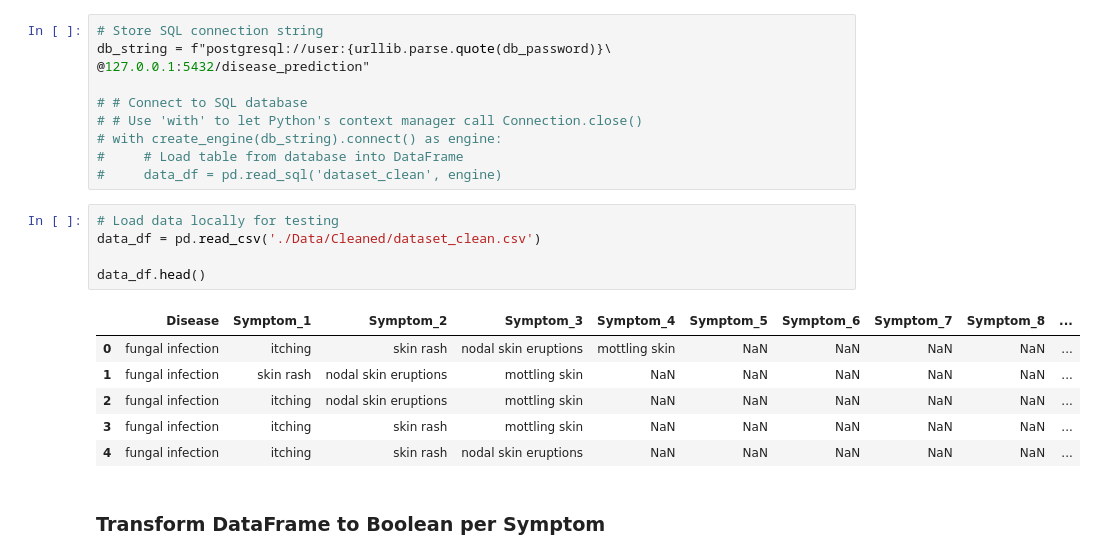
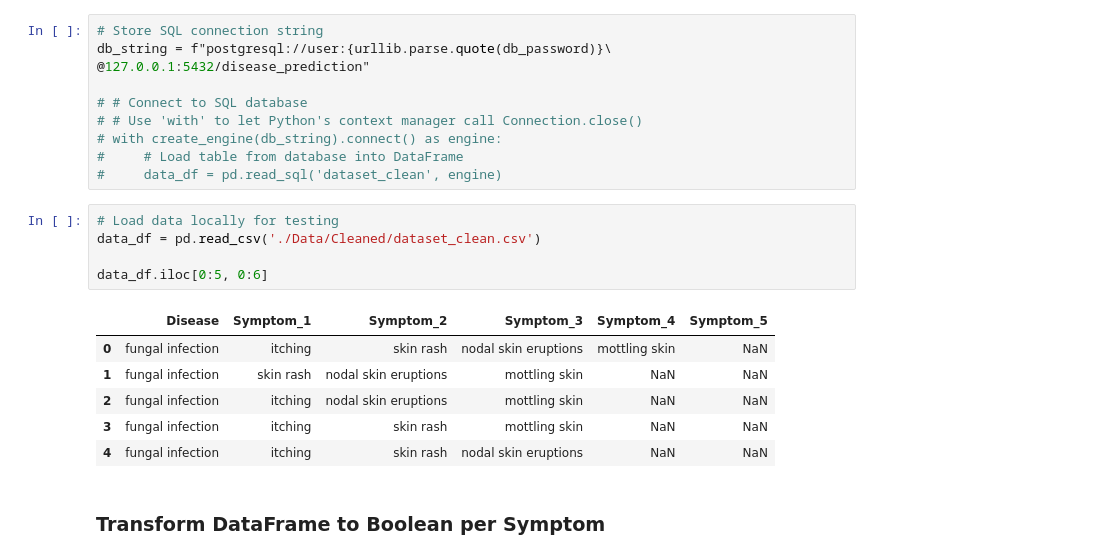
Before and after one commit to Ian-T-Dixon/Disease_Prediction, a Jupyter notebook: machine_learning.ipynb, the cells around one changed output. Cells and saved outputs as stored; diff of their text form.

```diff
--- a/machine_learning.ipynb
+++ b/machine_learning.ipynb
@@ -46,15 +45,15 @@ db_string = f"postgresql://user:{urllib.parse.quote(db_password)}\
 # %%
 # Load data locally for testing
 data_df = pd.read_csv('./Data/Cleaned/dataset_clean.csv')
 
-data_df.head()
+data_df.iloc[0:5, 0:6]
 # %% [output]
-|  | Disease | Symptom_1 | Symptom_2 | Symptom_3 | Symptom_4 | Symptom_5 | Symptom_6 | Symptom_7 | Symptom_8 | ... |
-| 0 | fungal infection | itching | skin rash | nodal skin eruptions | mottling skin | NaN | NaN | NaN | NaN | ... |
-| 1 | fungal infection | skin rash | nodal skin eruptions | mottling skin | NaN | NaN | NaN | NaN | NaN | ... |
-| 2 | fungal infection | itching | nodal skin eruptions | mottling skin | NaN | NaN | NaN | NaN | NaN | ... |
-| 3 | fungal infection | itching | skin rash | mottling skin | NaN | NaN | NaN | NaN | NaN | ... |
-| 4 | fungal infection | itching | skin rash | nodal skin eruptions | NaN | NaN | NaN | NaN | NaN | ... |
+|  | Disease | Symptom_1 | Symptom_2 | Symptom_3 | Symptom_4 | Symptom_5 |
+| 0 | fungal infection | itching | skin rash | nodal skin eruptions | mottling skin | NaN |
+| 1 | fungal infection | skin rash | nodal skin eruptions | mottling skin | NaN | NaN |
+| 2 | fungal infection | itching | nodal skin eruptions | mottling skin | NaN | NaN |
+| 3 | fungal infection | itching | skin rash | mottling skin | NaN | NaN |
+| 4 | fungal infection | itching | skin rash | nodal skin eruptions | NaN | NaN |
 # %% [markdown]
 ### Transform DataFrame to Boolean per Symptom
 # %%
```
Also changed, not shown: parts of 25 cells of this notebook, 15 other files.
